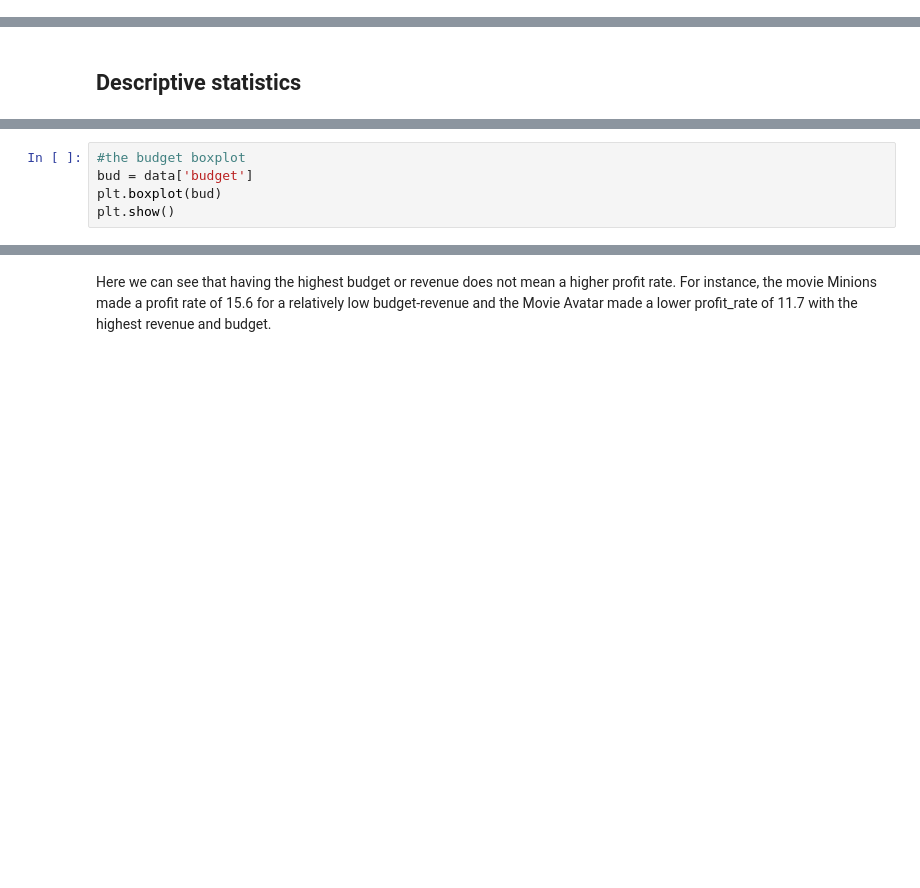
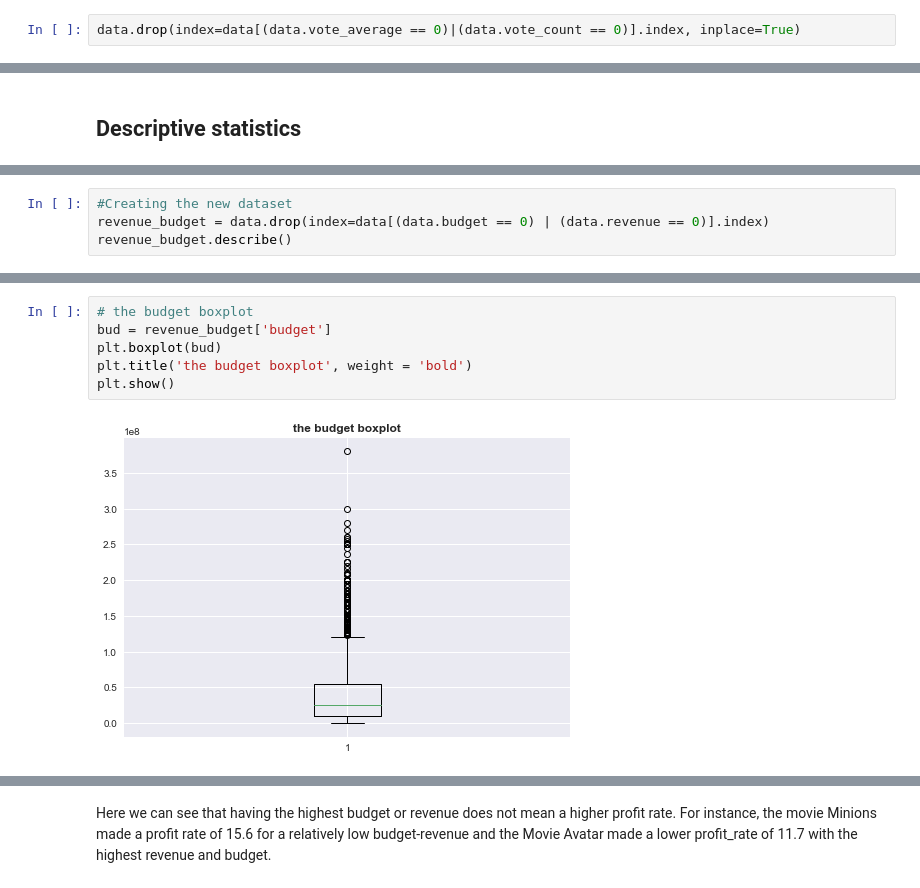
Before and after one commit to Ellana42/projet_info, a Jupyter notebook: rating_movies.ipynb, the cells around one changed output, grey strips where cells are left out. Saved outputs shown, nothing was run; the diff lists cells and outputs as text; blank space fills up the shorter version.

```diff
--- a/rating_movies.ipynb
+++ b/rating_movies.ipynb
@@ -73,3 +203,5 @@ data.dtypes
+# %%
+data.drop(index=data[(data.vote_average == 0)|(data.vote_count == 0)].index, inplace=True)
 # %%
 # Here we split the columns between strings and json
 str_cols, json_cols = [], []
@@ -152,0 +339,4 @@ To further information, we can explore the boxplots of each column which will al
+# %%
+#Creating the new dataset
+revenue_budget = data.drop(index=data[(data.budget == 0) | (data.revenue == 0)].index)
+revenue_budget.describe()
@@ -153,5 +353,8 @@ To further information, we can explore the boxplots of each column which will al
 # %%
-#the budget boxplot
-bud = data['budget']
+# the budget boxplot
+bud = revenue_budget['budget']
 plt.boxplot(bud)
+plt.title('the budget boxplot', weight = 'bold')
 plt.show()
+# %% [output]
+[figure, added]
```
Also changed, not shown: parts of 83 cells of this notebook.
